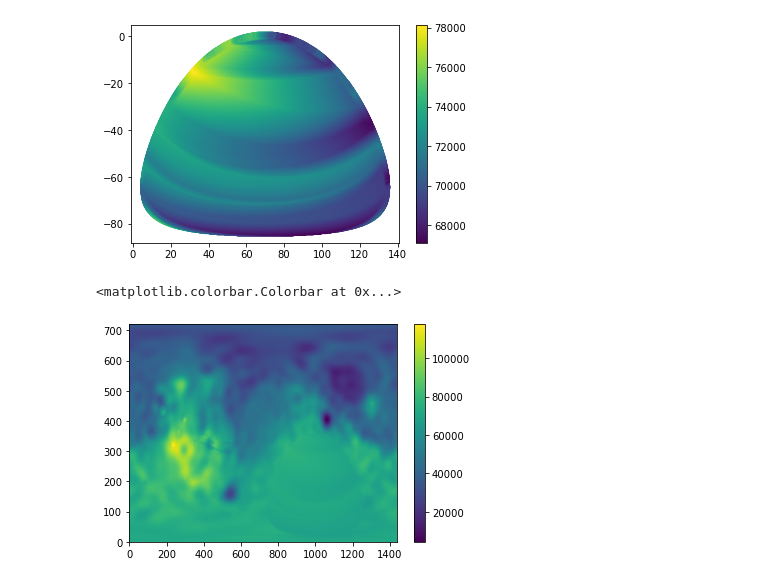
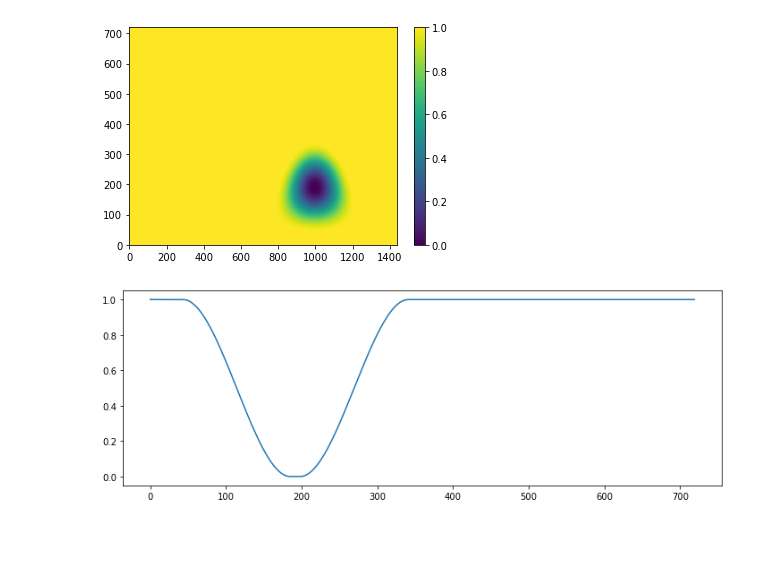
Before and after one commit to siwill22/mars, a Jupyter notebook: CraterCosineFunction.ipynb, the cells around one changed output. Cells and saved outputs as stored; diff of their text form; code cells hidden in the pictures; blank space fills up the shorter version.

```diff
--- a/CraterCosineFunction.ipynb
+++ b/CraterCosineFunction.ipynb
@@ -33,12 +27,0 @@ plt.show()
-# %%
-msk = HellasDistance.copy()
-
-ramping = HellasDistance.data.copy()
-ramping[HellasDistance.data>outer_limit] = 1.
-ramping[HellasDistance.data>outer_limit*1.25] = np.nan
-ramping[HellasDistance.data<outer_limit] = np.nan
-ramping[HellasDistance.data<inner_limit] = 0.
-
-msk.data = ramping
-
-msk.plot()
@@ -167,30 +52,35 @@ plt.contourf(sus)
-# %%
-ind = np.isnan(sus.flatten())
-basis_X = lons.flatten()[~ind]
-basis_Y = lats.flatten()[~ind]
-basis_Z = sus.flatten()[~ind]
-
-target_X = lons.flatten()[ind_hole]
-target_Y = lats.flatten()[ind_hole]
-
-tri = stripy.sTriangulation(lons=np.radians(basis_X.flatten()), lats=np.radians(basis_Y.flatten()))
-
-sus_interp = tri.interpolate(np.radians(target_X), np.radians(target_Y),
-                                      zdata=basis_Z,
-                                      order=1)[0]
-
-plt.scatter(target_X, target_Y, c=sus_interp)
-plt.colorbar()
-plt.show()
-# %% [output]
-[figure, removed]
-# %%
-
-sus_in[np.unravel_index(ind_hole.nonzero(), ramping.shape)] = sus_interp
-
-#plt.scatter(lons,lats,c=ramping)
-plt.pcolormesh(sus_in)
-plt.colorbar()
-# %% [output]
-<matplotlib.colorbar.Colorbar at 0x...>
-[figure, removed]
+# %%
+ramping = CraterDistance.data.copy()
+
+# Set ramping to be zero outside big circle, and pi inside small circle
+# set to nan in between, so that we can linearly interpolate
+ramping[CraterDistance.data>outer_limit] = 0.
+ramping[CraterDistance.data<outer_limit] = np.nan
+ramping[CraterDistance.data<inner_limit] = np.pi
+
+# keep an index of the nodes inside the hole
+ind_hole = np.isnan(ramping.flatten())
+
+# now, mask out the points far from either circle to speed up the spherical interpolation
+ramping[CraterDistance.data>outer_limit*1.25] = np.nan
+
+# call function to interpolate the ring of nans
+ramping = interpolate_hole(lons, lats, ramping, ind_hole)
+
+# Set the values far beyond the circle to 0
+ramping[CraterDistance.data>outer_limit*1.25] = 0.
+
+# Now we have a function that is linear from 0 to pi
+# apply the cosine function, then scale to go from 0 in centre to one at edge
+ramping = (np.cos(ramping)+1) / 2.
+
+plt.pcolormesh(ramping)
+plt.colorbar()
+plt.show()
+
+plt.figure(figsize=(12,4))
+plt.plot(ramping[:,1000])
+plt.show()
+# %% [output]
+[figure, added]
+[figure, added]
```
Also changed, not shown: parts of 13 cells of this notebook.
